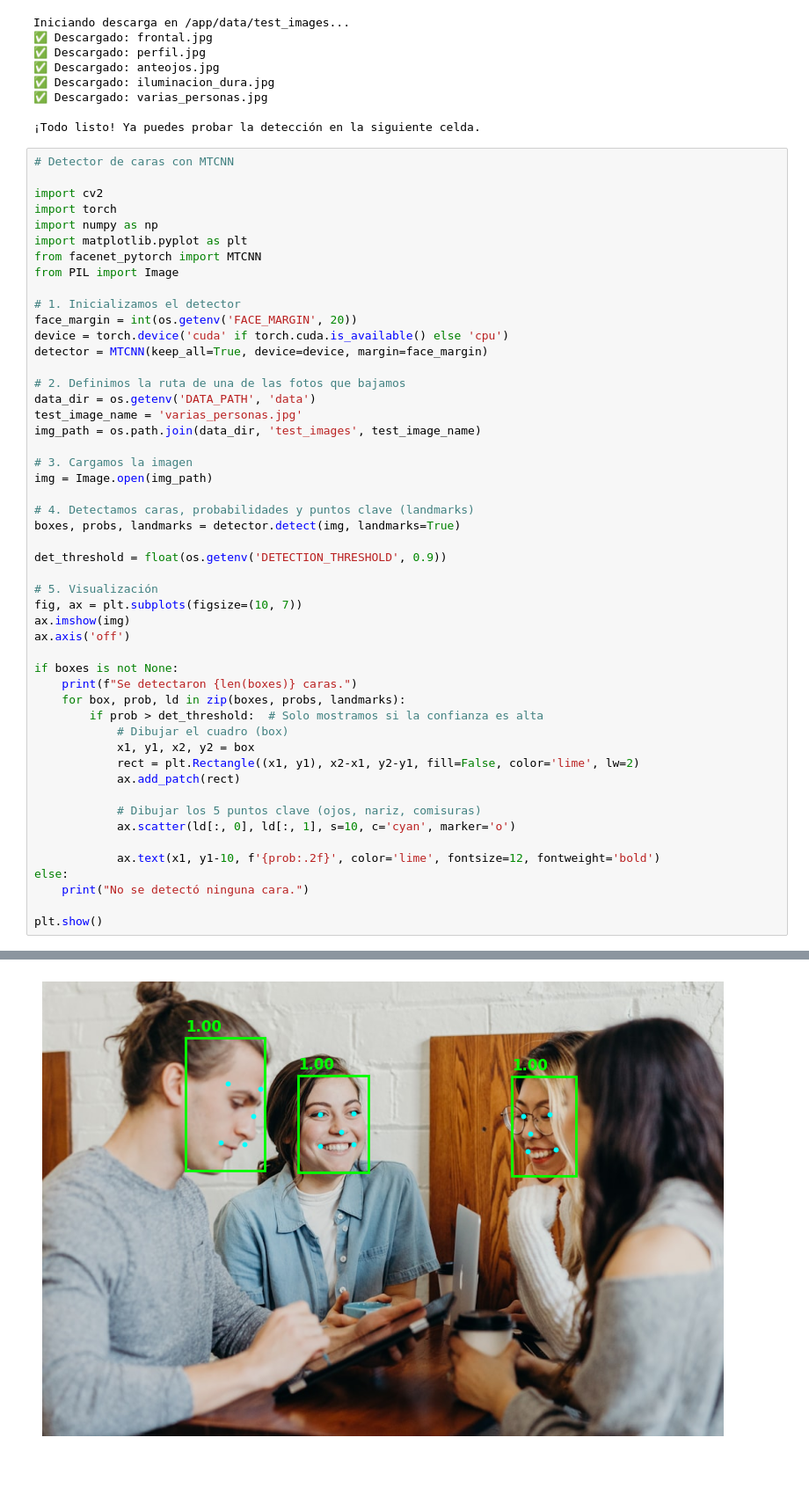
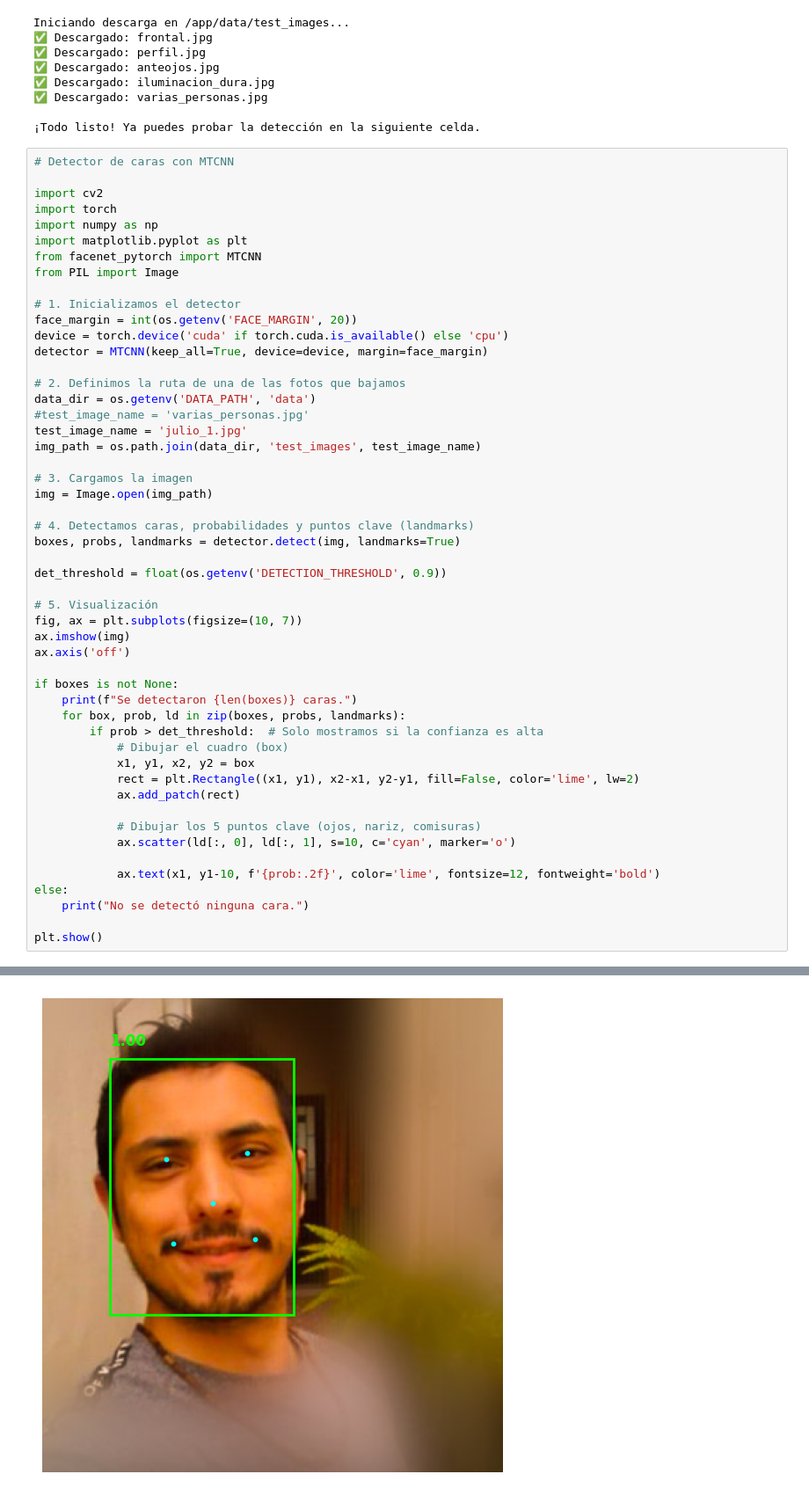
Before and after one commit to JulioCorradini/tuia-face-recognition-app, a Jupyter notebook: train.ipynb, the cells around one changed output, grey strips where cells are left out. Shown at 88% size. Saved outputs shown, nothing was run; the diff lists cells and outputs as text; blank space fills up the shorter version.

```diff
--- a/train.ipynb
+++ b/train.ipynb
@@ -95,7 +95,8 @@ detector = MTCNN(keep_all=True, device=device, margin=face_margin)
 
 # 2. Definimos la ruta de una de las fotos que bajamos
 data_dir = os.getenv('DATA_PATH', 'data')
-test_image_name = 'varias_personas.jpg'
+#test_image_name = 'varias_personas.jpg'
+test_image_name = 'julio_1.jpg'
 img_path = os.path.join(data_dir, 'test_images', test_image_name)
 
 # 3. Cargamos la imagen
@@ -134,4 +134,4 @@ Se detectaron 3 caras.
-[figure, old version]
+[figure, new version]
 # %%
     # Recorte y normalización de rostros
 
```
Also changed, not shown: parts of 5 cells of this notebook.
